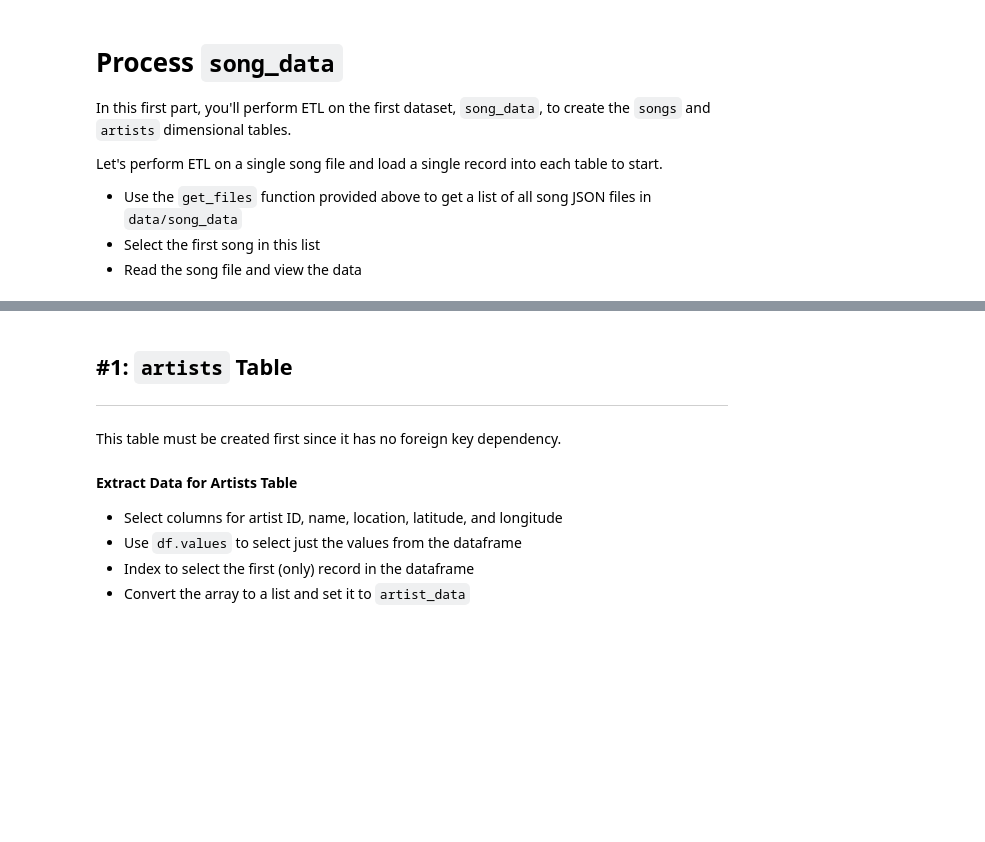
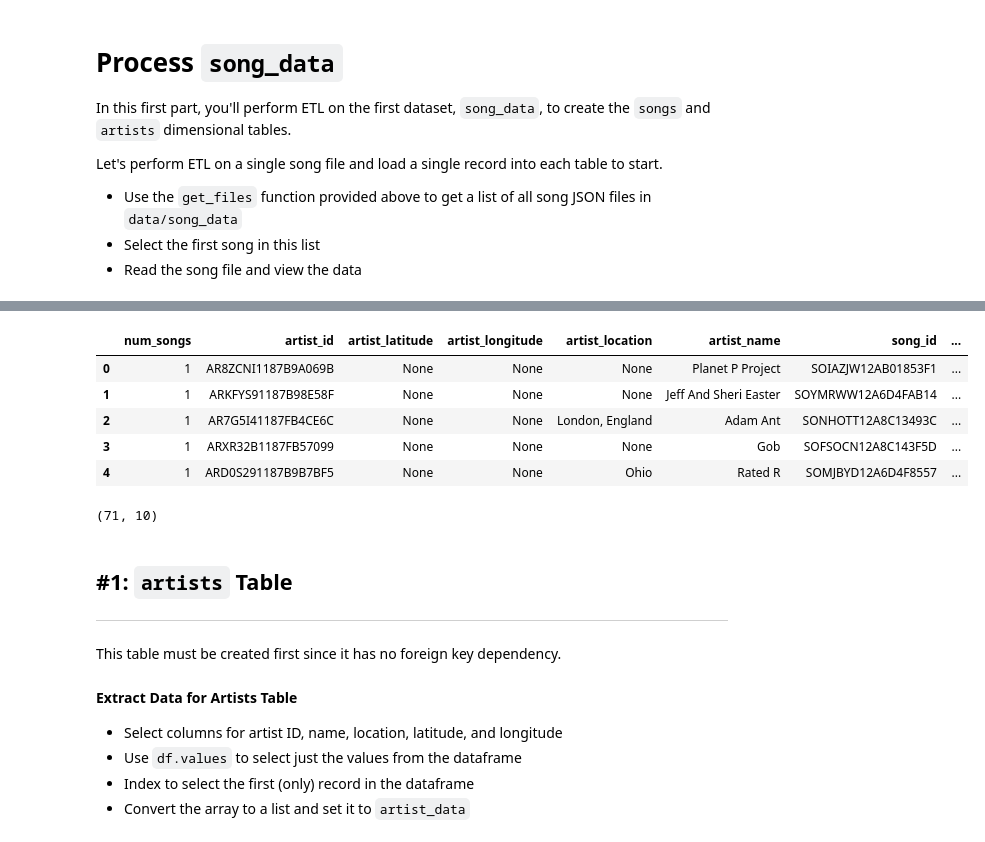
Before and after one commit to wesleyjr01/udacity_project_data_modeling_postgres, a Jupyter notebook: etl.ipynb, the cells around one changed output, grey strips where cells are left out. Saved outputs shown, nothing was run; the diff lists cells and outputs as text; code cells hidden in the pictures; blank space fills up the shorter version.

```diff
--- a/etl.ipynb
+++ b/etl.ipynb
@@ -69,0 +46,9 @@ Run `test.ipynb` to see if you've successfully added a record to this table.
+# %%
+song_files = (get_files(filepath='data/song_data/A/A/A') +
+              get_files(filepath='data/song_data/A/A/B') +
+              get_files(filepath='data/song_data/A/A/C') +
+              get_files(filepath='data/song_data/A/B/A') +
+              get_files(filepath='data/song_data/A/B/B') +
+              get_files(filepath='data/song_data/A/B/C')
+             )
+song_files[:10]
@@ -70,3 +79,17 @@ Run `test.ipynb` to see if you've successfully added a record to this table.
+# %%
+df_songs = build_df_from_multiple_filepaths(filepaths=song_files)
+df_songs.head()
+# %% [output]
+|  | num_songs | artist_id | artist_latitude | artist_longitude | artist_location | artist_name | song_id | ... |
+| 0 | 1 | AR8ZCNI1187B9A069B | None | None | None | Planet P Project | SOIAZJW12AB01853F1 | ... |
+| 1 | 1 | ARKFYS91187B98E58F | None | None | None | Jeff And Sheri Easter | SOYMRWW12A6D4FAB14 | ... |
+| 2 | 1 | AR7G5I41187FB4CE6C | None | None | London, England | Adam Ant | SONHOTT12A8C13493C | ... |
+| 3 | 1 | ARXR32B1187FB57099 | None | None | None | Gob | SOFSOCN12A8C143F5D | ... |
+| 4 | 1 | ARD0S291187B9B7BF5 | None | None | Ohio | Rated R | SOMJBYD12A6D4F8557 | ... |
+# %%
+df_songs.shape
+# %% [output]
+(71, 10)
 # %% [markdown]
 ## #1: `artists` Table
 ---
```
Also changed, not shown: parts of 40 cells of this notebook, 3 other files.
